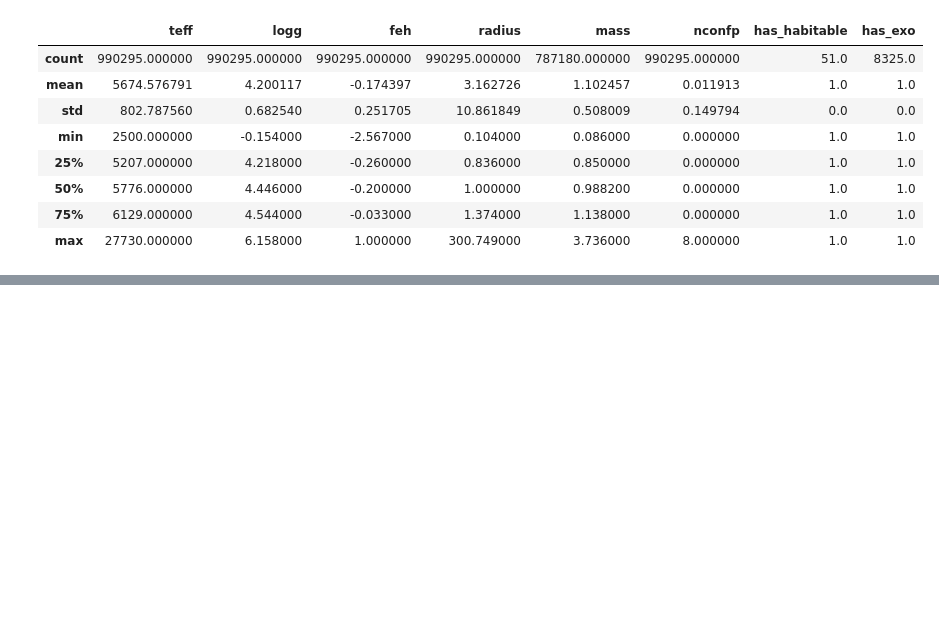
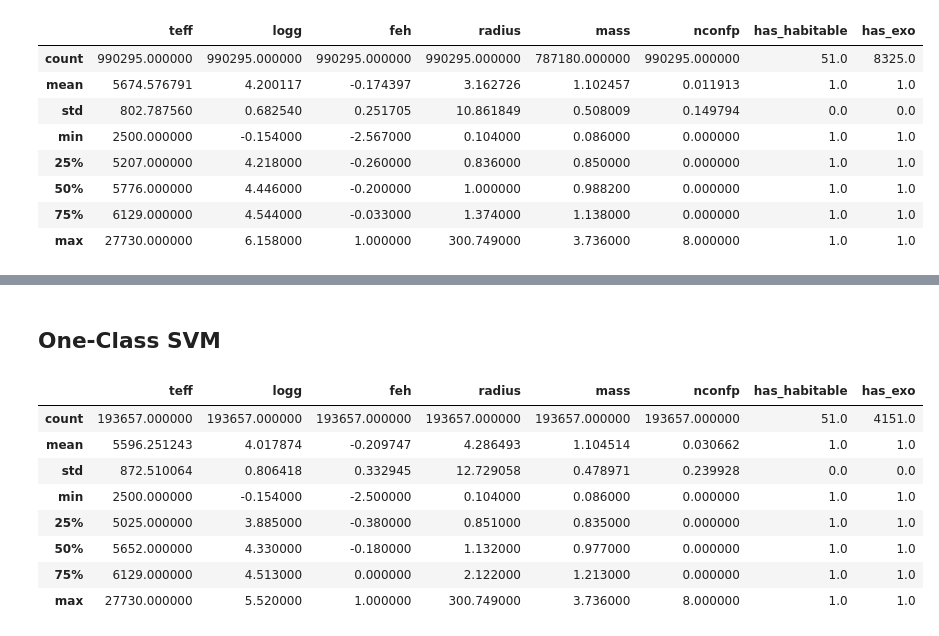
Before and after one commit to stevenbruno/chipy_planet_project, a Jupyter notebook: kepler_stellar.ipynb, the cells around one changed output, grey strips where cells are left out. Cells and saved outputs as stored; diff of their text form; code cells hidden in the pictures; blank space fills up the shorter version.

```diff
--- a/kepler_stellar.ipynb
+++ b/kepler_stellar.ipynb
@@ -256,0 +429,2 @@ df.describe()
+# %% [markdown]
+## One-Class SVM
@@ -256,0 +436,12 @@ df.describe()
+# %%
+df.drop_duplicates().dropna(subset=['mass']).describe()
+# %% [output]
+|  | teff | logg | feh | radius | mass | nconfp | has_habitable | has_exo |
+| count | 193657.000000 | 193657.000000 | 193657.000000 | 193657.000000 | 193657.000000 | 193657.000000 | 51.0 | 4151.0 |
+| mean | 5596.251243 | 4.017874 | -0.209747 | 4.286493 | 1.104514 | 0.030662 | 1.0 | 1.0 |
+| std | 872.510064 | 0.806418 | 0.332945 | 12.729058 | 0.478971 | 0.239928 | 0.0 | 0.0 |
+| min | 2500.000000 | -0.154000 | -2.500000 | 0.104000 | 0.086000 | 0.000000 | 1.0 | 1.0 |
+| 25% | 5025.000000 | 3.885000 | -0.380000 | 0.851000 | 0.835000 | 0.000000 | 1.0 | 1.0 |
+| 50% | 5652.000000 | 4.330000 | -0.180000 | 1.132000 | 0.977000 | 0.000000 | 1.0 | 1.0 |
+| 75% | 6129.000000 | 4.513000 | 0.000000 | 2.122000 | 1.213000 | 0.000000 | 1.0 | 1.0 |
+| max | 27730.000000 | 5.520000 | 1.000000 | 300.749000 | 3.736000 | 8.000000 | 1.0 | 1.0 |
```
Also changed, not shown: parts of 21 cells of this notebook.
